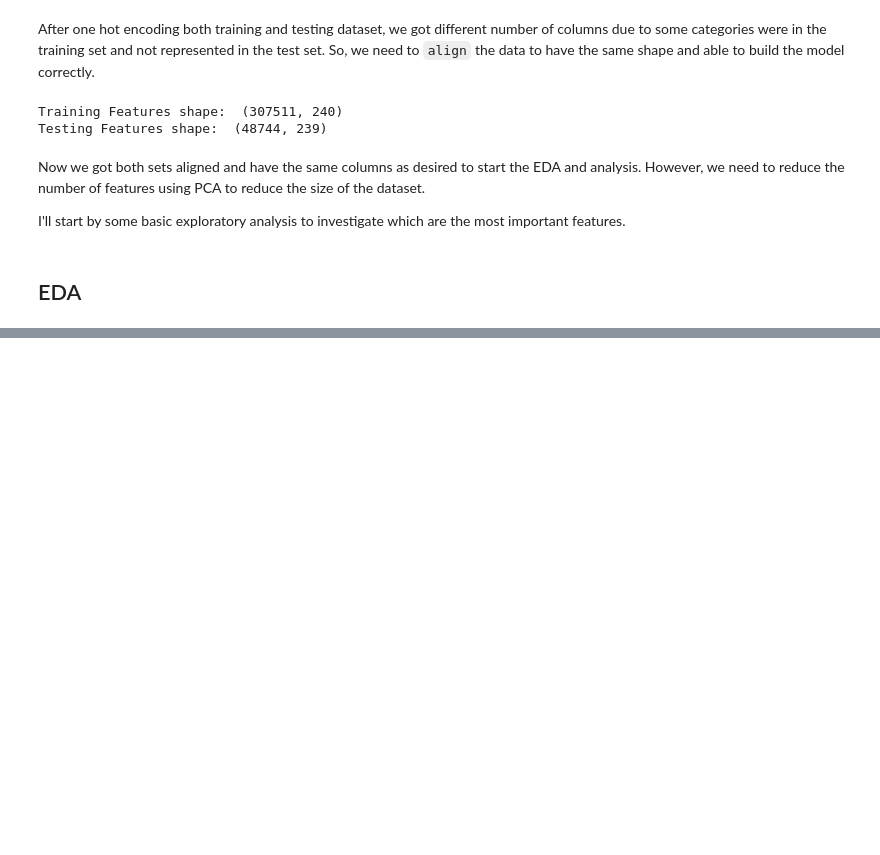
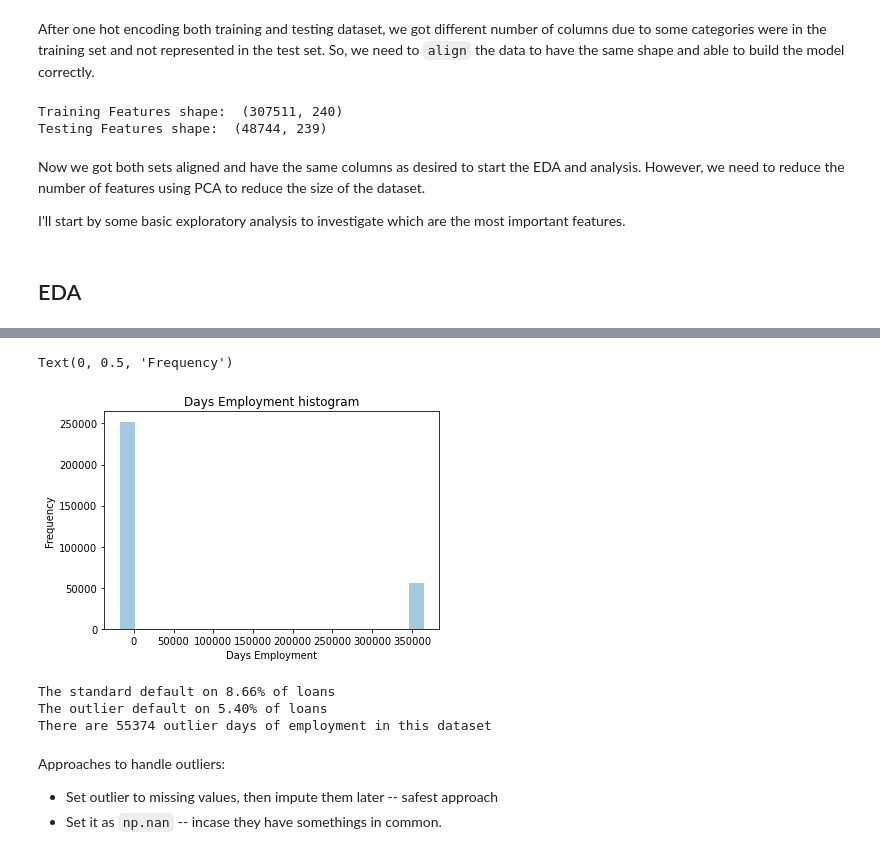
Before and after one commit to salma71/home_credit_risk, a Jupyter notebook: notebooks/credit_risk_part#1.ipynb, the cells around one changed output, grey strips where cells are left out. Cells and saved outputs as stored; diff of their text form; code cells hidden in the pictures; blank space fills up the shorter version.

Commit message:
detect outliers

```diff
--- a/notebooks/credit_risk_part#1.ipynb
+++ b/notebooks/credit_risk_part#1.ipynb
@@ -280,0 +321,23 @@ I'll start by some basic exploratory analysis to investigate which are the most
+# %%
+ax = sns.distplot(app_train['DAYS_EMPLOYED'], bins=20, kde=False)
+ax.set_title("Days Employment histogram")
+ax.set_xlabel("Days Employment")
+ax.set_ylabel("Frequency")
+# %% [output]
+Text(0, 0.5, 'Frequency')
+[figure, added]
+# %%
+outlier = app_train[app_train['DAYS_EMPLOYED'] == 365243]
+standard = app_train[app_train['DAYS_EMPLOYED'] != 365243]
+
+print("The standard default on %0.2f%% of loans" % (100 * standard['TARGET'].mean()))
+print("The outlier default on %0.2f%% of loans" % (100 * outlier['TARGET'].mean()))
+print("There are %d outlier days of employment in this dataset" % len(outlier))
+# %% [output]
+The standard default on 8.66% of loans
+The outlier default on 5.40% of loans
+There are 55374 outlier days of employment in this dataset
+# %% [markdown]
+Approaches to handle outliers:
+* Set outlier to missing values, then impute them later -- safest approach
+* Set it as `np.nan` -- incase they have somethings in common.
```
Also changed, not shown: parts of 9 cells of this notebook.
